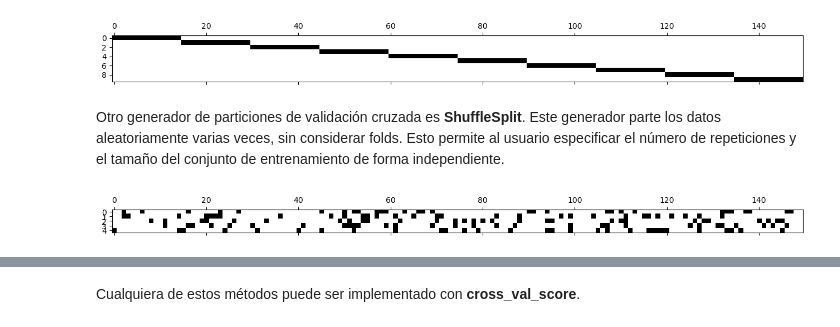
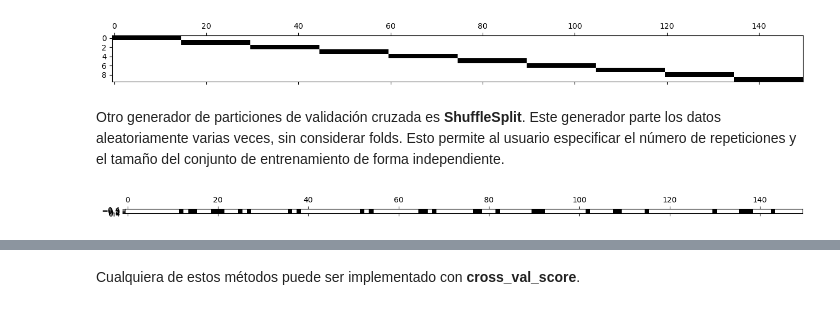
Before and after one commit to Diplomado-Gobernacion/Machine-Learning, a Jupyter notebook: Notebooks/9. Validacion Cruzada.ipynb, the cells around one changed output, grey strips where cells are left out. Drawn from its saved outputs; the diff is of its cells as text; code cells hidden in the pictures.

```diff
--- a/Notebooks/9. Validacion Cruzada.ipynb
+++ b/Notebooks/9. Validacion Cruzada.ipynb
@@ -167,9 +167,9 @@ plot_cv(KFold(n_splits=10), iris.data, iris.target)
 # %% [markdown]
 Otro generador de particiones de validación cruzada es **ShuffleSplit**. Este generador parte los datos aleatoriamente varias veces, sin considerar folds. Esto permite al usuario especificar el número de repeticiones y el tamaño del conjunto de entrenamiento de forma independiente.
 # %%
-plot_cv(ShuffleSplit(n_splits=5, test_size=.2), iris.data, iris.target)
+plot_cv(ShuffleSplit(n_splits=1, test_size=.2), iris.data, iris.target)
 # %% [output]
-[figure, old version]
+[figure, new version]
 # %%
 plot_cv(ShuffleSplit(n_splits=20, test_size=.2), iris.data, iris.target)
 # %% [output]
```
Also changed, not shown: parts of 4 cells of this notebook, 5 other files.
